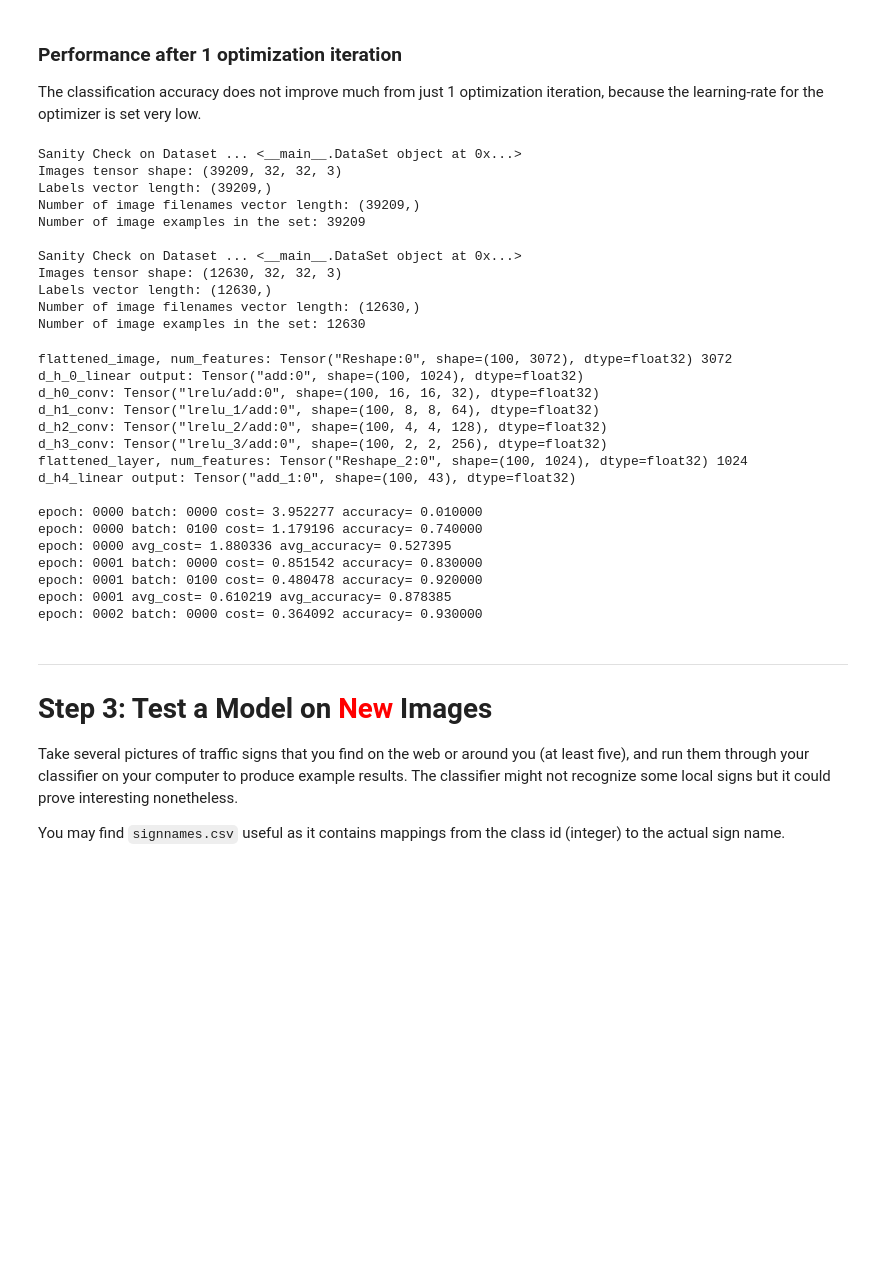
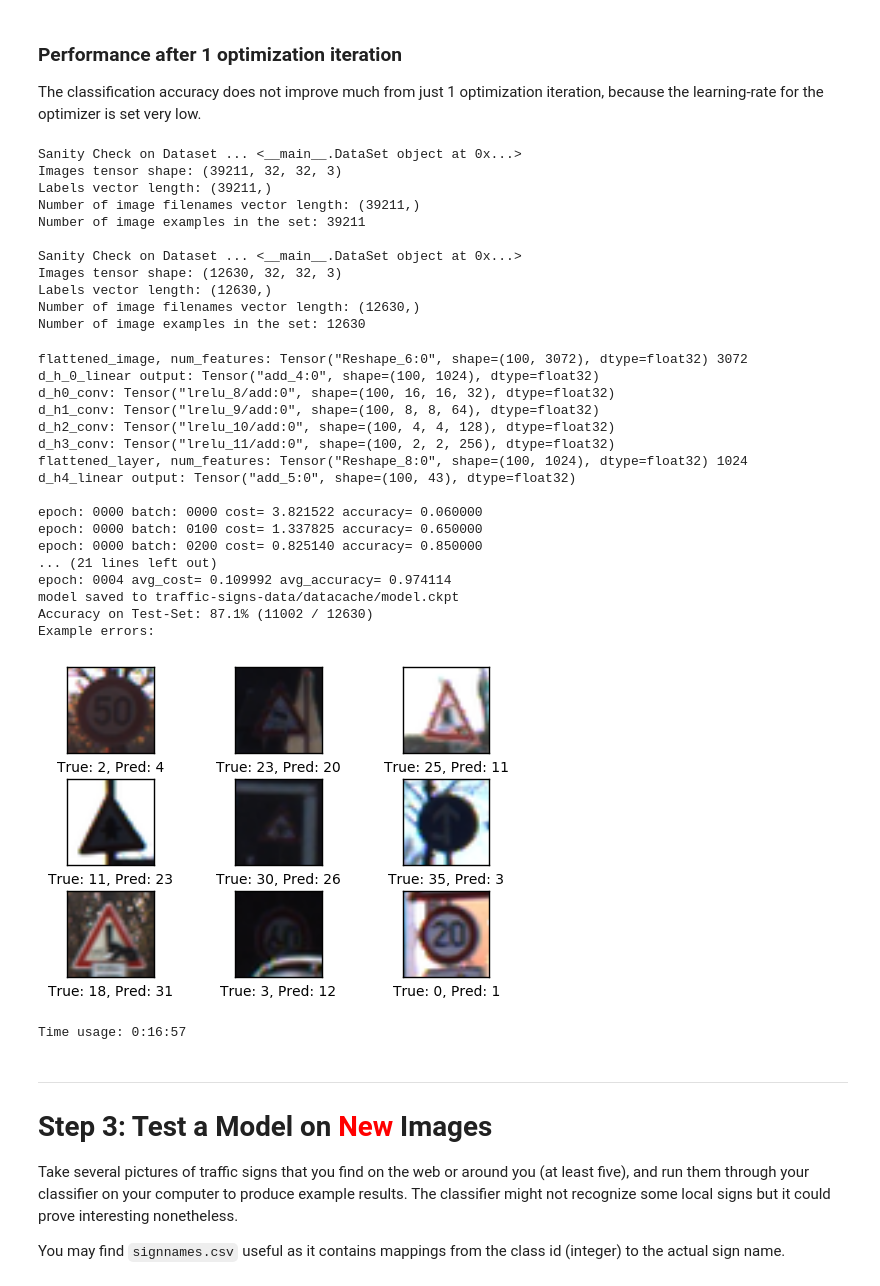
Before and after one commit to deanofthewebb/traffic-signs, a Jupyter notebook: Traffic_Signs_Recognition.ipynb, the cells around one changed output. Saved outputs shown, nothing was run; the diff lists cells and outputs as text; code cells hidden in the pictures; blank space fills up the shorter version.

```diff
--- a/Traffic_Signs_Recognition.ipynb
+++ b/Traffic_Signs_Recognition.ipynb
@@ -817,7 +802,7 @@ optimization_hyperparameters = {"best_validation_accuracy": best_validation_accu
                                 "last_improvement": last_improvement,
                                 "require_improvement": require_improvement}
 # %%
-def optimize(testing_set, training_set, num_epochs=5):
+def optimize(training_set, testing_set, num_epochs=5):
     # Start-time used for printing time-usage below.
     start_time = time.time()
     model = Model()
@@ -913,15 +898,15 @@ The classification accuracy does not improve much from just 1 optimization itera
 #training_set, testing_set = DataSet.load_dataset(use_raw_dataset=True, refresh_datacache=True) # Method 1
 #training_set, testing_set = DataSet.load_dataset(refresh_datacache=True) #Overwrites Pickle file
 
-training_set, testing_set = DataSet.load_dataset(use_raw_dataset=False)
+training_set, testing_set = DataSet.load_dataset(use_raw_dataset=True, refresh_datacache=True)
 training_set.run_sanity_check()
 testing_set.run_sanity_check()
 # %% [output]
 Sanity Check on Dataset ... <__main__.DataSet object at 0x...>
-Images tensor shape: (39209, 32, 32, 3)
-Labels vector length: (39209,)
-Number of image filenames vector length: (39209,)
-Number of image examples in the set: 39209
+Images tensor shape: (39211, 32, 32, 3)
+Labels vector length: (39211,)
+Number of image filenames vector length: (39211,)
+Number of image examples in the set: 39211
 
 Sanity Check on Dataset ... <__main__.DataSet object at 0x...>
 Images tensor shape: (12630, 32, 32, 3)
@@ -935,22 +916,25 @@ Number of image examples in the set: 12630
 # %%
-optimize(training_set, testing_set)
+optimize(training_set=training_set, testing_set=testing_set)
 # %% [output]
-flattened_image, num_features: Tensor("Reshape:0", shape=(100, 3072), dtype=float32) 3072
-d_h_0_linear output: Tensor("add:0", shape=(100, 1024), dtype=float32)
-d_h0_conv: Tensor("lrelu/add:0", shape=(100, 16, 16, 32), dtype=float32)
-d_h1_conv: Tensor("lrelu_1/add:0", shape=(100, 8, 8, 64), dtype=float32)
-d_h2_conv: Tensor("lrelu_2/add:0", shape=(100, 4, 4, 128), dtype=float32)
-d_h3_conv: Tensor("lrelu_3/add:0", shape=(100, 2, 2, 256), dtype=float32)
-flattened_layer, num_features: Tensor("Reshape_2:0", shape=(100, 1024), dtype=float32) 1024
-d_h4_linear output: Tensor("add_1:0", shape=(100, 43), dtype=float32)
+flattened_image, num_features: Tensor("Reshape_6:0", shape=(100, 3072), dtype=float32) 3072
+d_h_0_linear output: Tensor("add_4:0", shape=(100, 1024), dtype=float32)
+d_h0_conv: Tensor("lrelu_8/add:0", shape=(100, 16, 16, 32), dtype=float32)
+d_h1_conv: Tensor("lrelu_9/add:0", shape=(100, 8, 8, 64), dtype=float32)
+d_h2_conv: Tensor("lrelu_10/add:0", shape=(100, 4, 4, 128), dtype=float32)
+d_h3_conv: Tensor("lrelu_11/add:0", shape=(100, 2, 2, 256), dtype=float32)
+flattened_layer, num_features: Tensor("Reshape_8:0", shape=(100, 1024), dtype=float32) 1024
+d_h4_linear output: Tensor("add_5:0", shape=(100, 43), dtype=float32)
 
-epoch: 0000 batch: 0000 cost= 3.952277 accuracy= 0.010000
-epoch: 0000 batch: 0100 cost= 1.179196 accuracy= 0.740000
-epoch: 0000 avg_cost= 1.880336 avg_accuracy= 0.527395
-epoch: 0001 batch: 0000 cost= 0.851542 accuracy= 0.830000
-epoch: 0001 batch: 0100 cost= 0.480478 accuracy= 0.920000
-epoch: 0001 avg_cost= 0.610219 avg_accuracy= 0.878385
-epoch: 0002 batch: 0000 cost= 0.364092 accuracy= 0.930000
+epoch: 0000 batch: 0000 cost= 3.821522 accuracy= 0.060000
+epoch: 0000 batch: 0100 cost= 1.337825 accuracy= 0.650000
+epoch: 0000 batch: 0200 cost= 0.825140 accuracy= 0.850000
+... (21 lines left out)
+epoch: 0004 avg_cost= 0.109992 avg_accuracy= 0.974114
+model saved to traffic-signs-data/datacache/model.ckpt
+Accuracy on Test-Set: 87.1% (11002 / 12630)
+Example errors:
+[figure, added]
+Time usage: 0:16:57
 # %% [markdown]
 ---
 
```
Also changed, not shown: parts of 3 cells of this notebook.
